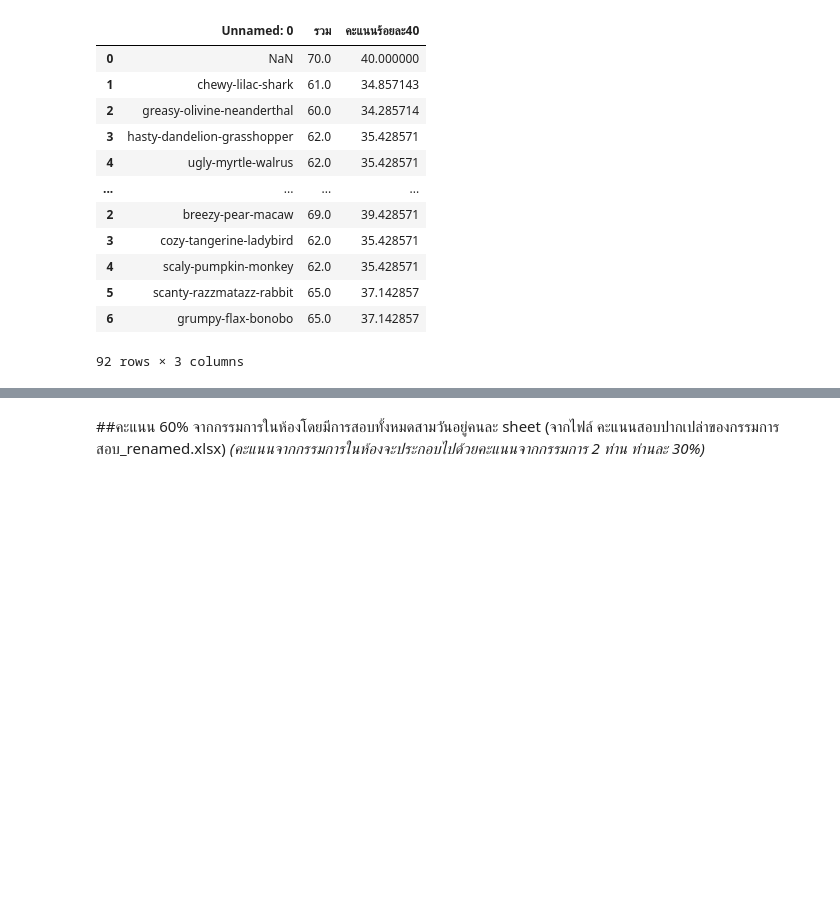
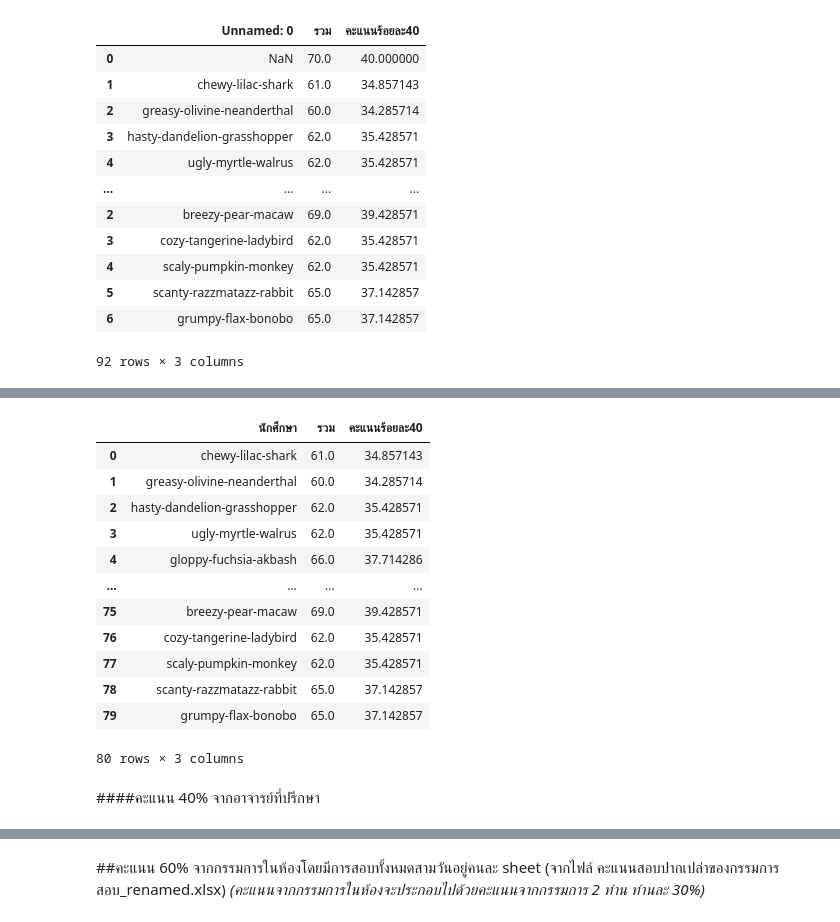
Before and after one commit to 1234567890qqqqqq/BasicProg_DataViz65, a Jupyter notebook: aon1.ipynb, the cells around one changed output, grey strips where cells are left out. Drawn from its saved outputs; the diff is of its cells as text; code cells hidden in the pictures; blank space fills up the shorter version.

```diff
--- a/aon1.ipynb
+++ b/aon1.ipynb
@@ -767,0 +782,19 @@ print(qq0[qq0['Unnamed: 0'].notnull()])
+# %%
+aa1 = aa1.drop(0, axis=0)
+aa1.reset_index(drop=True)
+# %% [output]
+|  | นักศึกษา | รวม | คะแนนร้อยละ40 |
+| 0 | chewy-lilac-shark | 61.0 | 34.857143 |
+| 1 | greasy-olivine-neanderthal | 60.0 | 34.285714 |
+| 2 | hasty-dandelion-grasshopper | 62.0 | 35.428571 |
+| 3 | ugly-myrtle-walrus | 62.0 | 35.428571 |
+| 4 | gloppy-fuchsia-akbash | 66.0 | 37.714286 |
+| ... | ... | ... | ... |
+| 75 | breezy-pear-macaw | 69.0 | 39.428571 |
+| 76 | cozy-tangerine-ladybird | 62.0 | 35.428571 |
+| 77 | scaly-pumpkin-monkey | 62.0 | 35.428571 |
+| 78 | scanty-razzmatazz-rabbit | 65.0 | 37.142857 |
+| 79 | grumpy-flax-bonobo | 65.0 | 37.142857 |
+80 rows × 3 columns
+# %% [markdown]
+####คะแนน 40% จากอาจารย์ที่ปรึกษา
```
Also changed, not shown: parts of 33 cells of this notebook.
